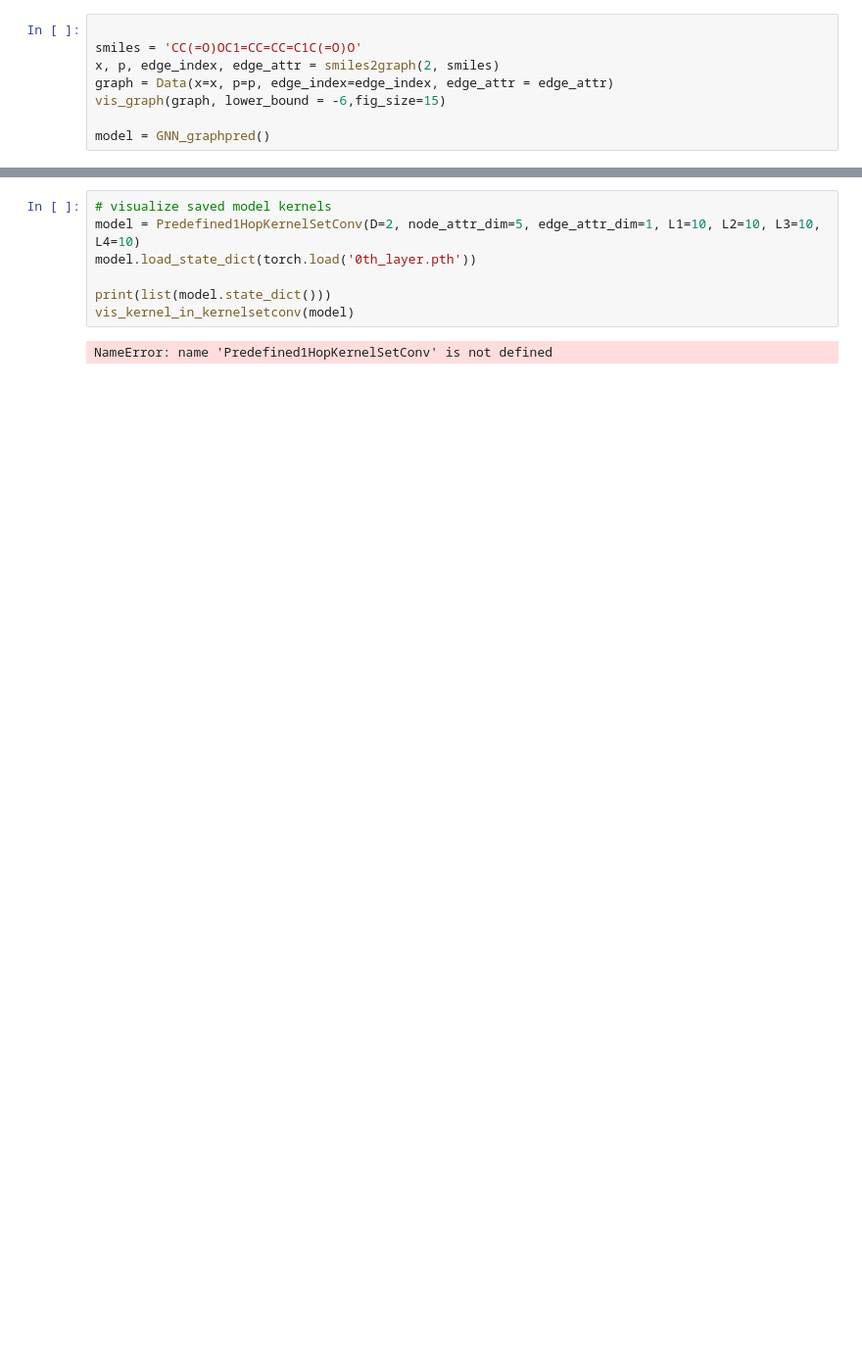
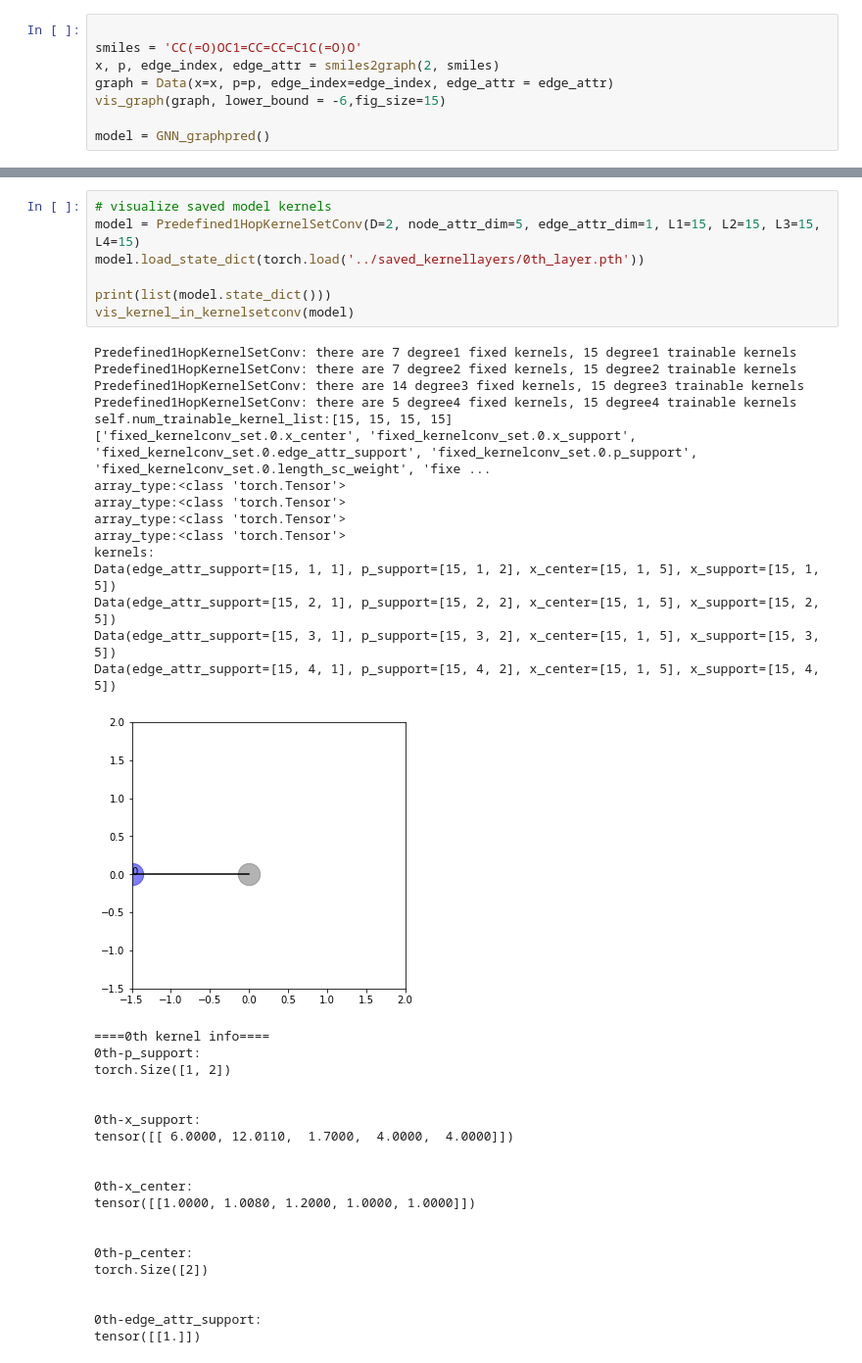
Before and after one commit to LanceKnight/pretrain-gnns, a Jupyter notebook: chem/tools/visualizer.ipynb, the cells around one changed output, grey strips where cells are left out. Shown: that part at 98% size. Saved outputs shown, nothing was run; the diff lists cells and outputs as text; blank space fills up the shorter version.

Commit message:
update visualizer

```diff
--- a/chem/tools/visualizer.ipynb
+++ b/chem/tools/visualizer.ipynb
@@ -2087,9 +2068,43 @@ model = GNN_graphpred()
 # %%
 # visualize saved model kernels
-model = Predefined1HopKernelSetConv(D=2, node_attr_dim=5, edge_attr_dim=1, L1=10, L2=10, L3=10, L4=10)
-model.load_state_dict(torch.load('0th_layer.pth'))
+model = Predefined1HopKernelSetConv(D=2, node_attr_dim=5, edge_attr_dim=1, L1=15, L2=15, L3=15, L4=15)
+model.load_state_dict(torch.load('../saved_kernellayers/0th_layer.pth'))
 
 print(list(model.state_dict()))
 vis_kernel_in_kernelsetconv(model)
 # %% [output]
-NameError: name 'Predefined1HopKernelSetConv' is not defined
+Predefined1HopKernelSetConv: there are 7 degree1 fixed kernels, 15 degree1 trainable kernels
+Predefined1HopKernelSetConv: there are 7 degree2 fixed kernels, 15 degree2 trainable kernels
+Predefined1HopKernelSetConv: there are 14 degree3 fixed kernels, 15 degree3 trainable kernels
+Predefined1HopKernelSetConv: there are 5 degree4 fixed kernels, 15 degree4 trainable kernels
+self.num_trainable_kernel_list:[15, 15, 15, 15]
+['fixed_kernelconv_set.0.x_center', 'fixed_kernelconv_set.0.x_support', 'fixed_kernelconv_set.0.edge_attr_support', 'fixed_kernelconv_set.0.p_support', 'fixed_kernelconv_set.0.length_sc_weight', 'fixe ...
+array_type:<class 'torch.Tensor'>
+array_type:<class 'torch.Tensor'>
+array_type:<class 'torch.Tensor'>
+array_type:<class 'torch.Tensor'>
+kernels:
+Data(edge_attr_support=[15, 1, 1], p_support=[15, 1, 2], x_center=[15, 1, 5], x_support=[15, 1, 5])
+Data(edge_attr_support=[15, 2, 1], p_support=[15, 2, 2], x_center=[15, 1, 5], x_support=[15, 2, 5])
+Data(edge_attr_support=[15, 3, 1], p_support=[15, 3, 2], x_center=[15, 1, 5], x_support=[15, 3, 5])
+Data(edge_attr_support=[15, 4, 1], p_support=[15, 4, 2], x_center=[15, 1, 5], x_support=[15, 4, 5])
+[figure, added]
+====0th kernel info====
+0th-p_support:
+torch.Size([1, 2])
+
+
+0th-x_support:
+tensor([[ 6.0000, 12.0110,  1.7000,  4.0000,  4.0000]])
+
+
+0th-x_center:
+tensor([[1.0000, 1.0080, 1.2000, 1.0000, 1.0000]])
+
+
+0th-p_center:
+torch.Size([2])
+
+
+0th-edge_attr_support:
+tensor([[1.]])
```
Also changed, not shown: parts of 10 cells of this notebook.
